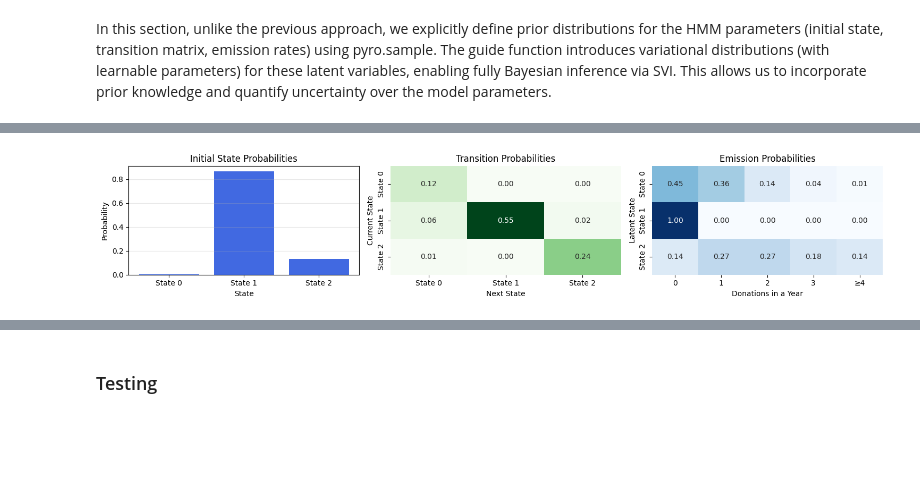
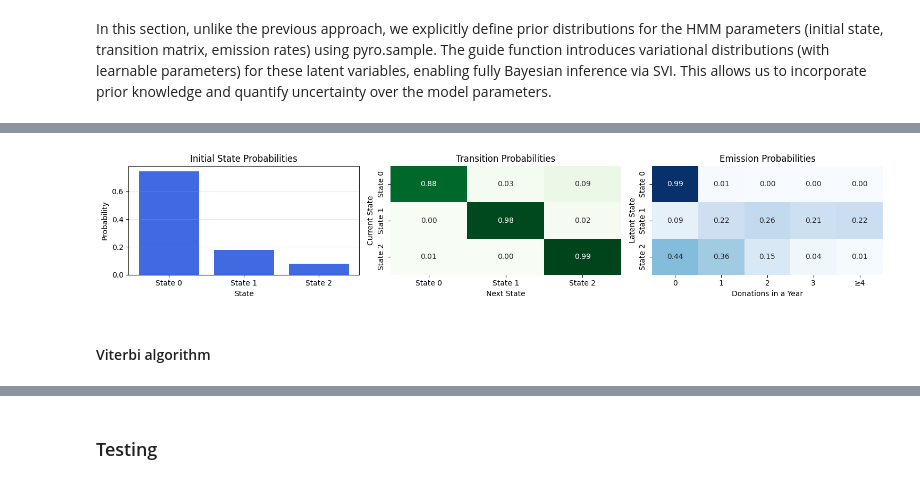
Before and after one commit to erikdeluca/Blood-Donors, a Jupyter notebook: Python/Pyro.ipynb, the cells around one changed output, grey strips where cells are left out. Saved outputs shown, nothing was run; the diff lists cells and outputs as text; code cells hidden in the pictures; blank space fills up the shorter version.

```diff
--- a/Python/Pyro.ipynb
+++ b/Python/Pyro.ipynb
@@ -317,0 +274,11 @@ plot_hmm_params(
+# %%
+# Viterbi or posterior-sample paths: paths -> (N,T) ints
+counts = np.apply_along_axis(lambda col: np.bincount(col, minlength=K),
+                             0, paths)          # (K,T)
+props  = counts / counts.sum(0, keepdims=True)
+
+plt.figure(figsize=(8,4))
+for k,c in enumerate(['tab:orange','tab:blue','tab:green']):
+    plt.plot(props[k], label=f'state {k}', color=c)
+plt.xlabel('year index'); plt.ylabel('population share')
+plt.title('State occupancy over time'); plt.legend(); plt.tight_layout()
@@ -403,22 +453,24 @@ Poisson rates: [0.8000888 0.0020575 2.00238  ]
 # %%
 def build_emission_matrix_truncated_poisson(rates, max_k=4):
     S = len(rates)
     K = max_k + 1   # da 0 a max_k incluso
     emissions = np.zeros((S, K))
     for s in range(S):
         for k in range(max_k):
             emissions[s, k] = poisson.pmf(k, rates[s])
         # L'ultimo raccoglie la coda (tutto >= max_k)
         emissions[s, max_k] = 1 - poisson.cdf(max_k-1, rates[s])
     return emissions
 
-emissions_matrix = build_emission_matrix_truncated_poisson(rates_norm, max_k=4)
+emissions_matrix = build_emission_matrix_truncated_poisson(rates, max_k=4)
 
 plot_hmm_params(
-    transitions=A_norm,
-    initial_probs=pi_norm,
+    transitions=A_mean,
+    initial_probs=pi_mean,
     emissions=emissions_matrix,
     emission_names=[str(i) for i in range(4)] + ["≥4"]
 )
 # %% [output]
-[figure, old version]
+[figure, new version]
+# %% [markdown]
+#### Viterbi algorithm
```
Also changed, not shown: parts of 48 cells of this notebook, 47 other files.
